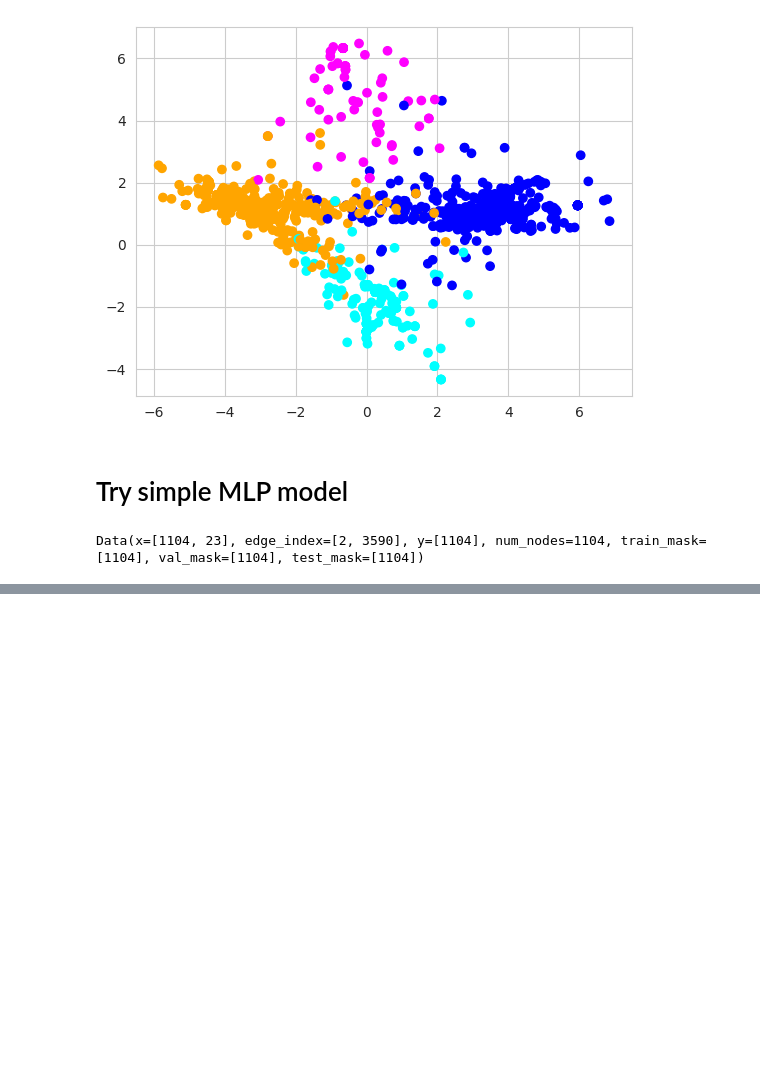
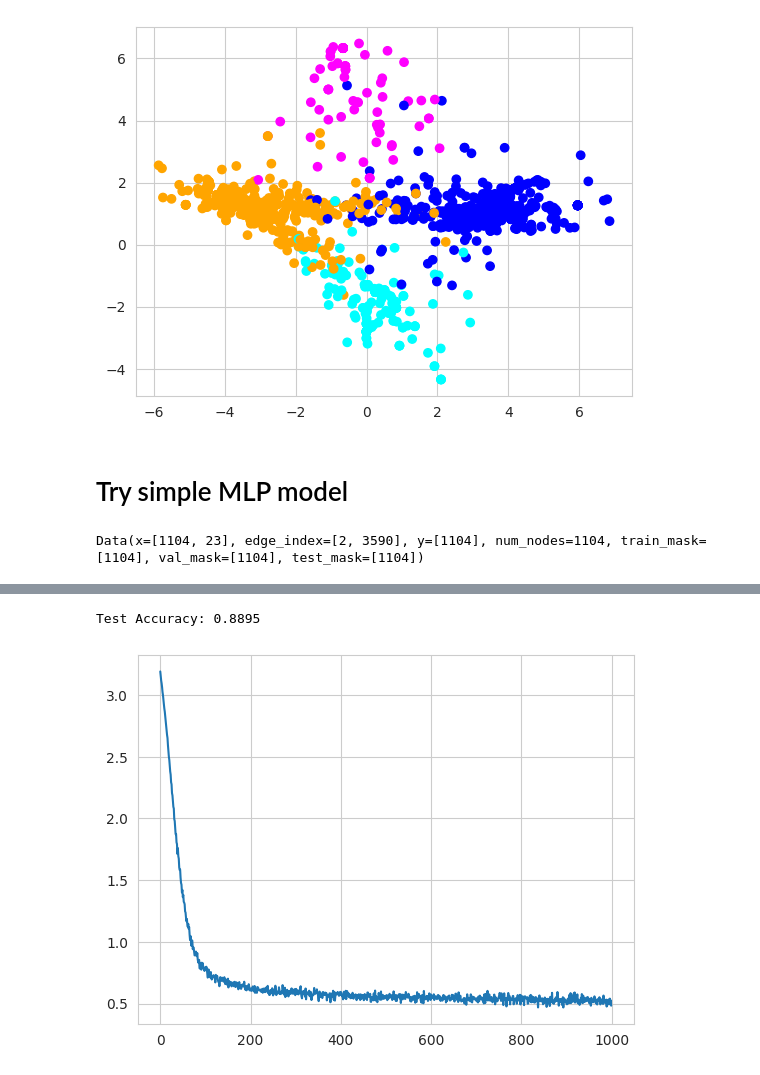
Before and after one commit to JoelLeupp/cscollab, a Jupyter notebook: backend/GNN/node_classification.ipynb, the cells around one changed output, grey strips where cells are left out. Drawn from its saved outputs; the diff is of its cells as text; code cells hidden in the pictures; blank space fills up the shorter version.

```diff
--- a/backend/GNN/node_classification.ipynb
+++ b/backend/GNN/node_classification.ipynb
@@ -498,0 +556,6 @@ def visualize(h, color):
+# %%
+model = GCN(hidden_channels=16,data=data)
+start_training(1000,model,data)
+# %% [output]
+Test Accuracy: 0.8895
+[figure, added]
```
Also changed, not shown: parts of 31 cells of this notebook, 1 other file.
